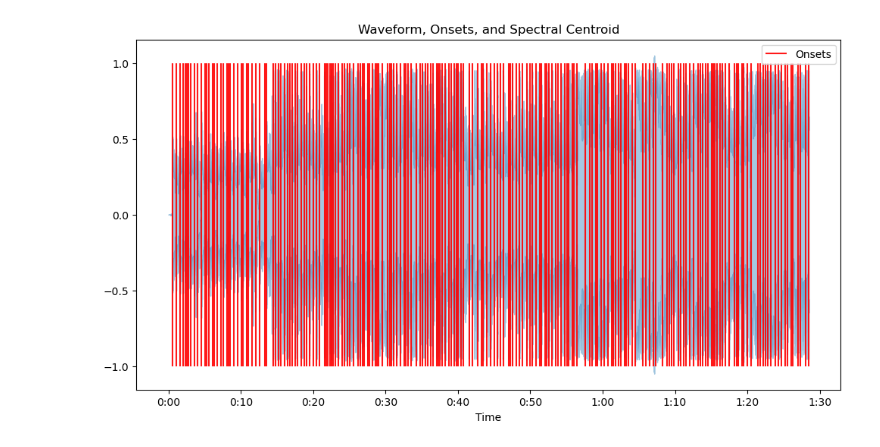
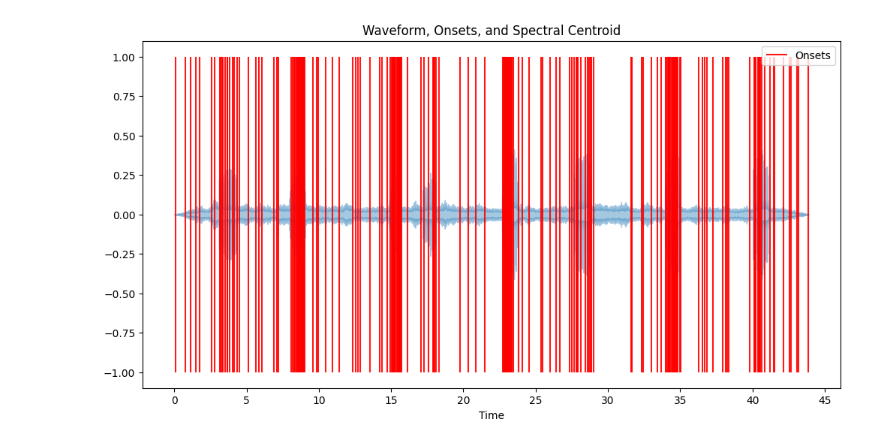
Before and after one commit to matthewmcq/transient-classifier, a Jupyter notebook: melwavelets.ipynb, the cells around one changed output. Cells and saved outputs as stored; diff of their text form; code cells hidden in the pictures.

```diff
--- a/melwavelets.ipynb
+++ b/melwavelets.ipynb
@@ -4,14 +4,13 @@ import numpy as np
 import pywt
 import matplotlib.pyplot as plt
 
-audio_path = 'Someone New_Mastered.wav'
+audio_path = 'Celeus elegans.mp3'
 audio, sr = librosa.load(audio_path)
 
 # Detect onsets
 CQT = np.abs(librosa.cqt(audio, sr=sr))
 onset_env = librosa.onset.onset_strength(S=librosa.amplitude_to_db(CQT), sr=sr)
-onset_frames = librosa.onset.onset_detect(onset_envelope=onset_env, hop_length=512, sr=sr, delta=0.01,
-                                              pre_max=10, post_max=10, pre_avg=50, post_avg=50)
+onset_frames = librosa.onset.onset_detect(onset_envelope=onset_env, sr=sr)
 onset_times = librosa.frames_to_time(onset_frames, sr=sr)
 offset_times = onset_times[1:].tolist() + [librosa.get_duration(y=audio, sr=sr)]
 segment_times = list(zip(onset_times, offset_times))
@@ -48,34 +47,34 @@ def extract_mfcc_and_wavelet_features(audio, sr, n_mfcc=13, wavelet='db4', max_l
 
     return aggregated_features
 
 
 def aggregate_features(mfccs, wavelet_features):
     # Aggregating MFCC features
     mfccs_aggregated = np.mean(mfccs, axis=1)  # Mean across time frames
     mfccs_std = np.std(mfccs, axis=1)  # Standard deviation across time frames
 
     # Assuming wavelet_features is already a flat vector per segment,
     # you might not need further aggregation, or you could also aggregate wavelet coefficients
     # if they're extracted per frame/time-window
 
     # Combine aggregated features
     aggregated_features = np.concatenate((
         mfccs_aggregated, mfccs_std,
         wavelet_features))
 
     return aggregated_features
 
 def process_audio_segments(audio, sr, segment_samples):
     features = []
     for onset, offset in segment_samples:
         segment = audio[onset:offset]
         aggregated_features = extract_mfcc_and_wavelet_features(segment, sr, n_mfcc=13, wavelet='db4', max_level=5, wavelet_feature_size=100)
         features.append(aggregated_features)
 
     # Now, features should be an array where each row is a feature vector of consistent length
     return np.vstack(features)
 # %% [output]
-[figure, old version]
+[figure, new version]
 # %%
 from sklearn.cluster import KMeans
 from sklearn.preprocessing import StandardScaler
```
Also changed, not shown: parts of 2 cells of this notebook, 1 other file.
